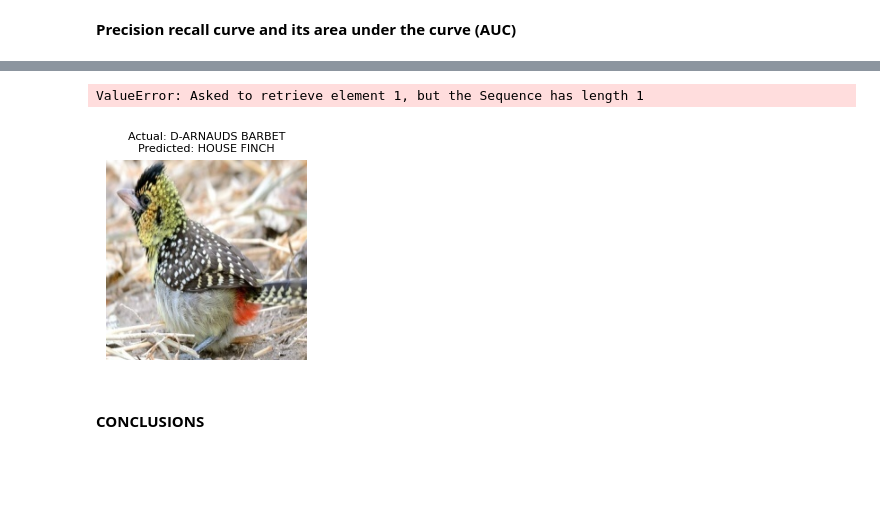
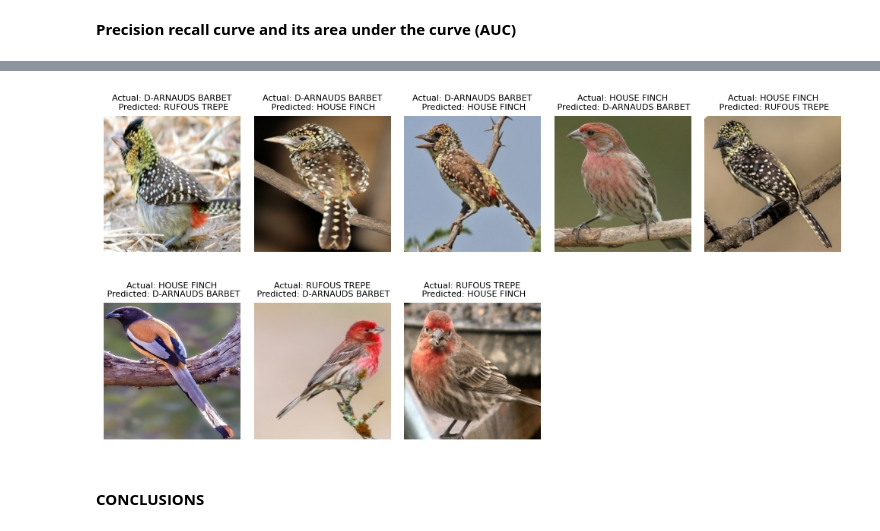
Before and after one commit to bkurian6601/CSCN8010-lab-submissions, a Jupyter notebook: students_submissions/8946601/lab10.ipynb, the cells around one changed output, grey strips where cells are left out. Cells and saved outputs as stored; diff of their text form; code cells hidden in the pictures; blank space fills up the shorter version.

Commit message:
html page error solved

```diff
--- a/students_submissions/8946601/lab10.ipynb
+++ b/students_submissions/8946601/lab10.ipynb
@@ -225,7 +225,7 @@ for i in range(15):
     image, labels = test_generator.next()
 
     # Convert the image from float32 to uint8
-    image = image[0].astype('uint8')
+    image = image[i].astype('uint8')
 
     label = np.argmax(labels[i])
 
@@ -482,30 +482,28 @@ plt.show()
 # %%
-misclassified_indices = np.where(y_pred != y_test)[0]
+misclassifiedIndices = np.where(y_pred != y_test)[0]
 
-# Reset the generator
-test_generator.reset()
+plt.figure(figsize=(10, 10))
+for idx,i in enumerate(misclassifiedIndices):
 
-plt.figure(figsize=(15, 15))
-for idx, i in enumerate(misclassified_indices):
-    # Retrieve the misclassified image and true label from the test generator
-    img_batch, true_labels = test_generator[i]
-    img = img_batch[0]  # Extract the image from the batch
+    # doing calculations to find the image in the test_generator
+    batchIndex = i // test_generator.batch_size
+    batch, _ = test_generator[batchIndex]
+    imageIndexInsideBatch = i % test_generator.batch_size
+    img = batch[imageIndexInsideBatch] #misclassification image
 
-    # Extract the true label using argmax
-    true_label = np.argmax(true_labels)
 
-    # Display the misclassified image with true and predicted labels
+    actualLabel = img_labels[y_test[i]]
+    predictedLabel = img_labels[y_pred[i]]
+
     plt.subplot(4, 5, idx + 1)
     plt.imshow(img.astype("uint8"))
-    plt.title(f"Actual: {img_labels[true_label]}\nPredicted: {img_labels[y_pred[i]]}", fontsize=8)
+    plt.title(f"Actual: {actualLabel}\n Predicted: {predictedLabel}",fontsize=8)
     plt.axis("off")
-
-plt.tight_layout()
-plt.subplots_adjust(wspace=0.5, hspace=0.5)
+    plt.tight_layout()
+    plt.subplots_adjust(wspace=0.1, hspace=0.1)
 plt.show()
 # %% [output]
-ValueError: Asked to retrieve element 1, but the Sequence has length 1
-[figure, old version]
+[figure, new version]
 # %% [markdown]
 #### __CONCLUSIONS__
 # %% [markdown]
```
Also changed, not shown: parts of 4 cells of this notebook, 1 other file.
